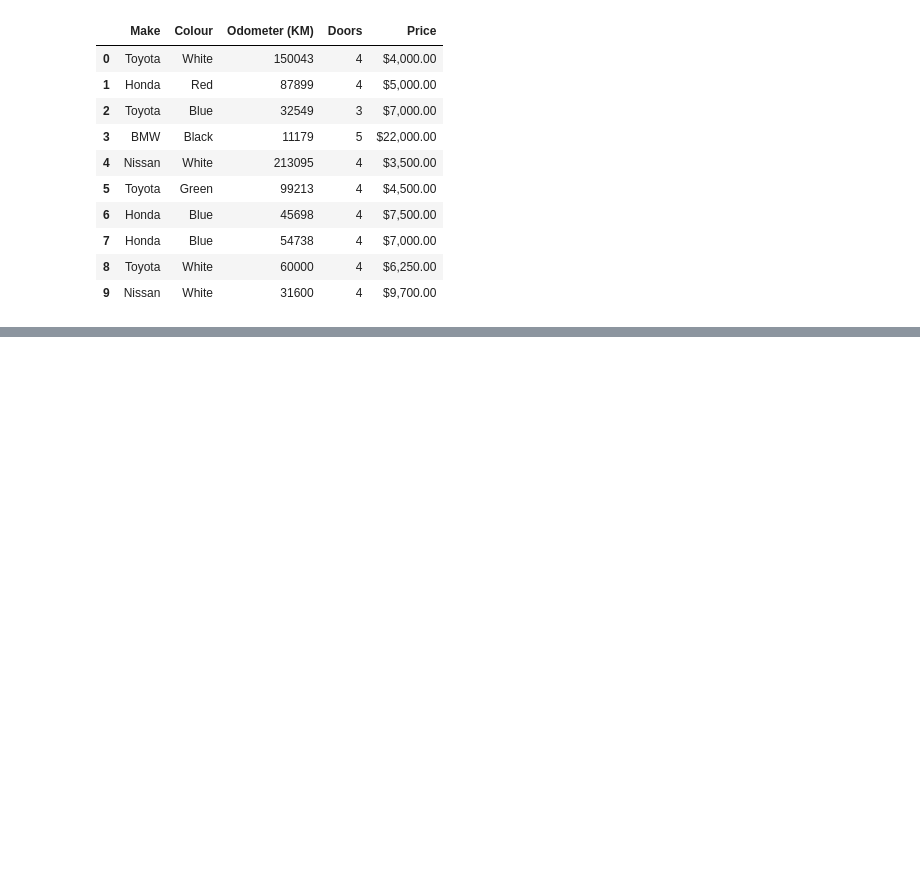
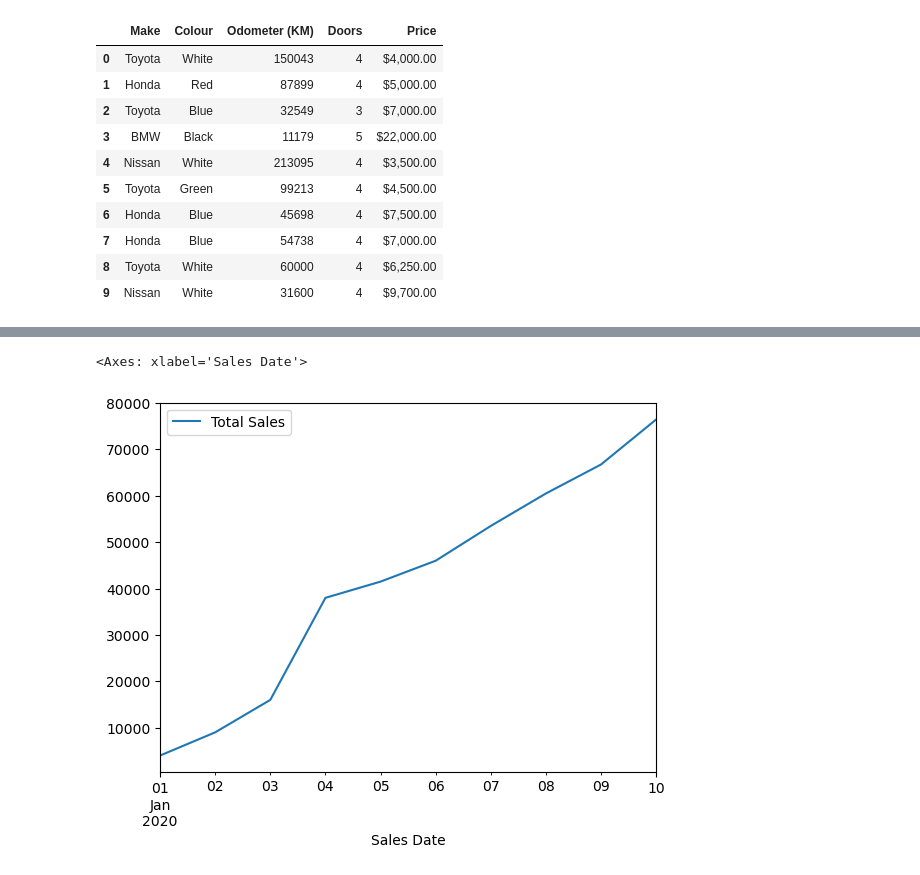
Before and after one commit to leandrofahur/senior-python-developer, a Jupyter notebook: machine-learning/matplotlib-data-analysis/introduction-to-matplotlib.ipynb, the cells around one changed output, grey strips where cells are left out. Cells and saved outputs as stored; diff of their text form; code cells hidden in the pictures; blank space fills up the shorter version.

```diff
--- a/machine-learning/matplotlib-data-analysis/introduction-to-matplotlib.ipynb
+++ b/machine-learning/matplotlib-data-analysis/introduction-to-matplotlib.ipynb
@@ -191,0 +204,7 @@ car_sales
+# %%
+car_sales["Price"] = car_sales["Price"].replace('[\$\,\.]', '', regex=True)
+car_sales["Price"] = car_sales["Price"].replace('', np.nan)
+car_sales = car_sales.dropna(subset=["Price"])
+car_sales["Price"] = car_sales["Price"].astype(int)
+car_sales["Price"] = car_sales["Price"] // 100
+car_sales
@@ -191,0 +223,3 @@ car_sales
+# %%
+car_sales["Sales Date"] = pd.date_range("1/1/2020", periods=len(car_sales))
+car_sales
@@ -191,0 +238,3 @@ car_sales
+# %%
+car_sales["Total Sales"] = car_sales["Price"].cumsum()
+car_sales
@@ -191,0 +253,5 @@ car_sales
+# %%
+car_sales.plot(x="Sales Date", y="Total Sales")
+# %% [output]
+<Axes: xlabel='Sales Date'>
+[figure, added]
```
Also changed, not shown: parts of 5 cells of this notebook.
